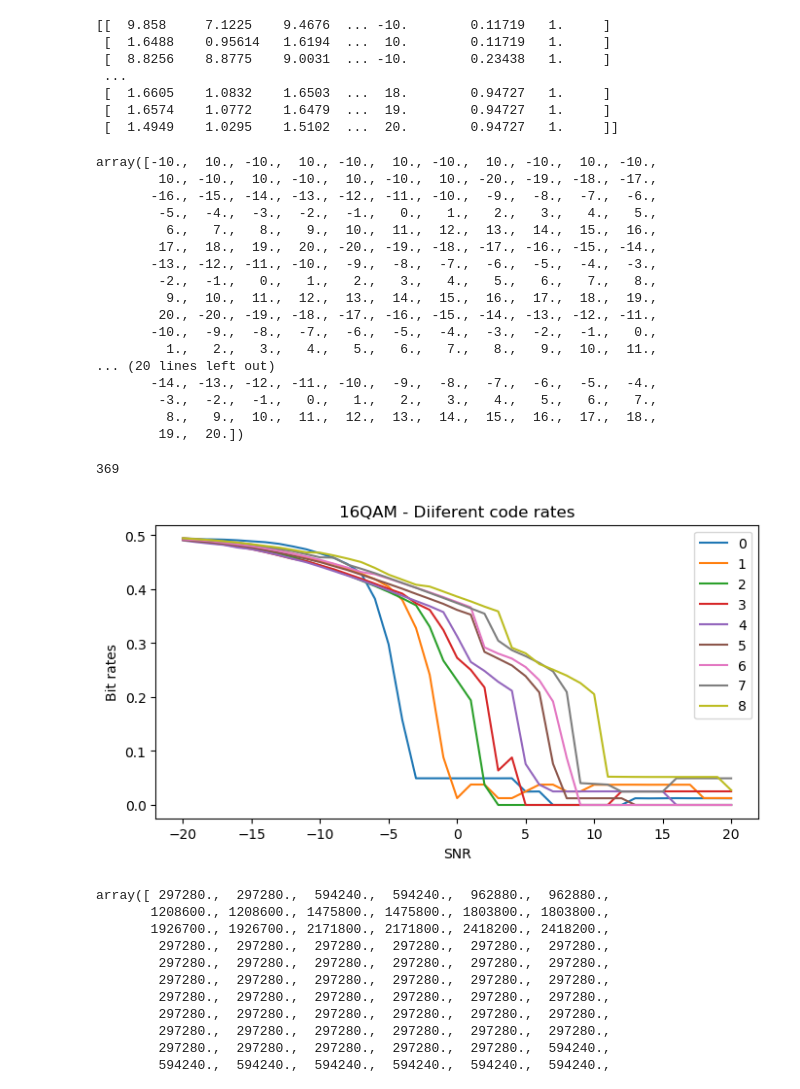
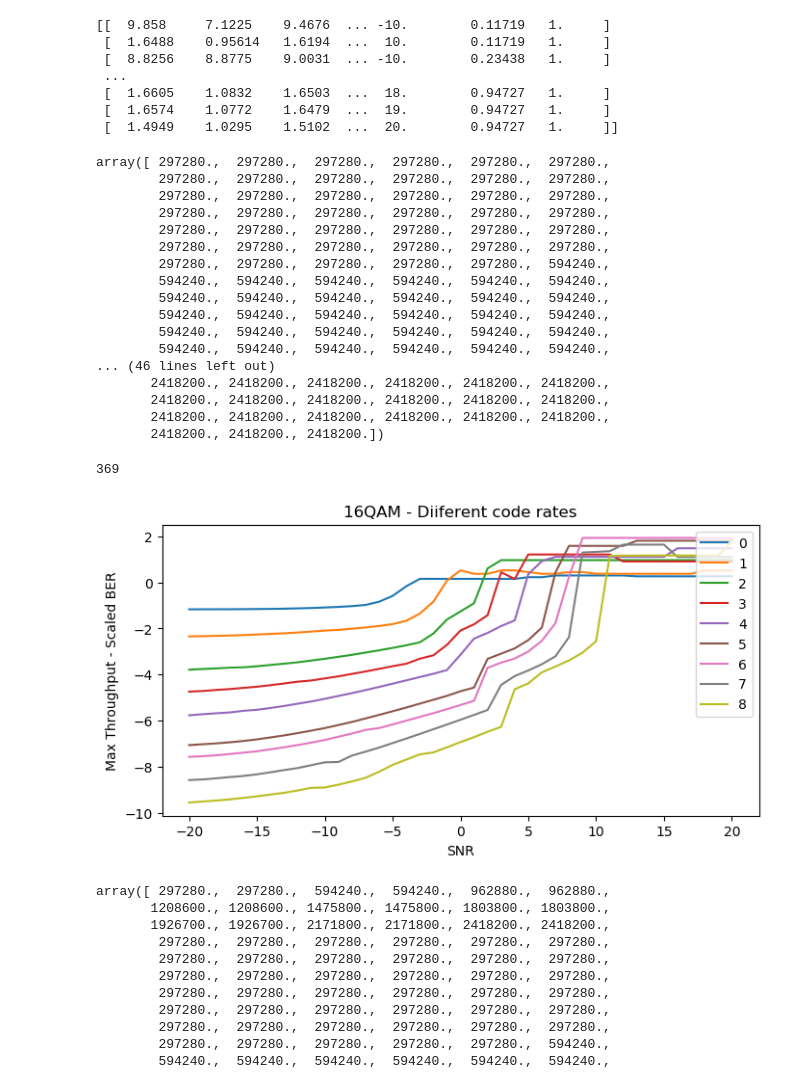
Before and after one commit to Shubham-Sahoo/5G-Communication, a Jupyter notebook: huawei.ipynb, the cells around one changed output. Drawn from its saved outputs; the diff is of its cells as text; code cells hidden in the pictures.

Commit message:
throughput

```diff
--- a/huawei.ipynb
+++ b/huawei.ipynb
@@ -94,25 +94,25 @@ print(data_ch)
  [  1.6574    1.0772    1.6479  ...  19.        0.94727   1.     ]
  [  1.4949    1.0295    1.5102  ...  20.        0.94727   1.     ]]
 # %%
-data_ch[:,16730]            # SNR
+data_ch[:,16729]            # SNR
 # %% [output]
-array([-10.,  10., -10.,  10., -10.,  10., -10.,  10., -10.,  10., -10.,
-        10., -10.,  10., -10.,  10., -10.,  10., -20., -19., -18., -17.,
-       -16., -15., -14., -13., -12., -11., -10.,  -9.,  -8.,  -7.,  -6.,
-        -5.,  -4.,  -3.,  -2.,  -1.,   0.,   1.,   2.,   3.,   4.,   5.,
-         6.,   7.,   8.,   9.,  10.,  11.,  12.,  13.,  14.,  15.,  16.,
-        17.,  18.,  19.,  20., -20., -19., -18., -17., -16., -15., -14.,
-       -13., -12., -11., -10.,  -9.,  -8.,  -7.,  -6.,  -5.,  -4.,  -3.,
-        -2.,  -1.,   0.,   1.,   2.,   3.,   4.,   5.,   6.,   7.,   8.,
-         9.,  10.,  11.,  12.,  13.,  14.,  15.,  16.,  17.,  18.,  19.,
-        20., -20., -19., -18., -17., -16., -15., -14., -13., -12., -11.,
-       -10.,  -9.,  -8.,  -7.,  -6.,  -5.,  -4.,  -3.,  -2.,  -1.,   0.,
-         1.,   2.,   3.,   4.,   5.,   6.,   7.,   8.,   9.,  10.,  11.,
-... (20 lines left out)
-       -14., -13., -12., -11., -10.,  -9.,  -8.,  -7.,  -6.,  -5.,  -4.,
-        -3.,  -2.,  -1.,   0.,   1.,   2.,   3.,   4.,   5.,   6.,   7.,
-         8.,   9.,  10.,  11.,  12.,  13.,  14.,  15.,  16.,  17.,  18.,
-        19.,  20.])
+array([ 297280.,  297280.,  297280.,  297280.,  297280.,  297280.,
+        297280.,  297280.,  297280.,  297280.,  297280.,  297280.,
+        297280.,  297280.,  297280.,  297280.,  297280.,  297280.,
+        297280.,  297280.,  297280.,  297280.,  297280.,  297280.,
+        297280.,  297280.,  297280.,  297280.,  297280.,  297280.,
+        297280.,  297280.,  297280.,  297280.,  297280.,  297280.,
+        297280.,  297280.,  297280.,  297280.,  297280.,  594240.,
+        594240.,  594240.,  594240.,  594240.,  594240.,  594240.,
+        594240.,  594240.,  594240.,  594240.,  594240.,  594240.,
+        594240.,  594240.,  594240.,  594240.,  594240.,  594240.,
+        594240.,  594240.,  594240.,  594240.,  594240.,  594240.,
+        594240.,  594240.,  594240.,  594240.,  594240.,  594240.,
+... (46 lines left out)
+       2418200., 2418200., 2418200., 2418200., 2418200., 2418200.,
+       2418200., 2418200., 2418200., 2418200., 2418200., 2418200.,
+       2418200., 2418200., 2418200., 2418200., 2418200., 2418200.,
+       2418200., 2418200., 2418200.])
 # %%
 data_ch = data_ch[18:]
 # %%
@@ -122,16 +122,16 @@ len(data_ch)
 # %%
 fig,ax = plt.subplots(figsize=(8,4),dpi=100)
 for i in range(9):
 
-    ax.plot(data_ch[i*41:(i+1)*41,16730],data_ch[i*41:(i+1)*41,16728],label=str(i))
+    ax.plot(data_ch[i*41:(i+1)*41,16730],(data_ch[i*41:(i+1)*41,16729]/1e6)-10*(data_ch[i*41:(i+1)*41,16729]/1e6)*(data_ch[i*41:(i+1)*41,16728]),label=str(i))
     ax.legend(loc=1)
     ax.set_title('16QAM - Diiferent code rates')
     ax.set_xlabel('SNR')
-    ax.set_ylabel('Bit rates')
+    ax.set_ylabel('Max Throughput - Scaled BER')
 
 plt.show()
 # %% [output]
-[figure, old version]
+[figure, new version]
 # %%
 scaler = MinMaxScaler()
 data_feat = np.float64(data_ch)
```
